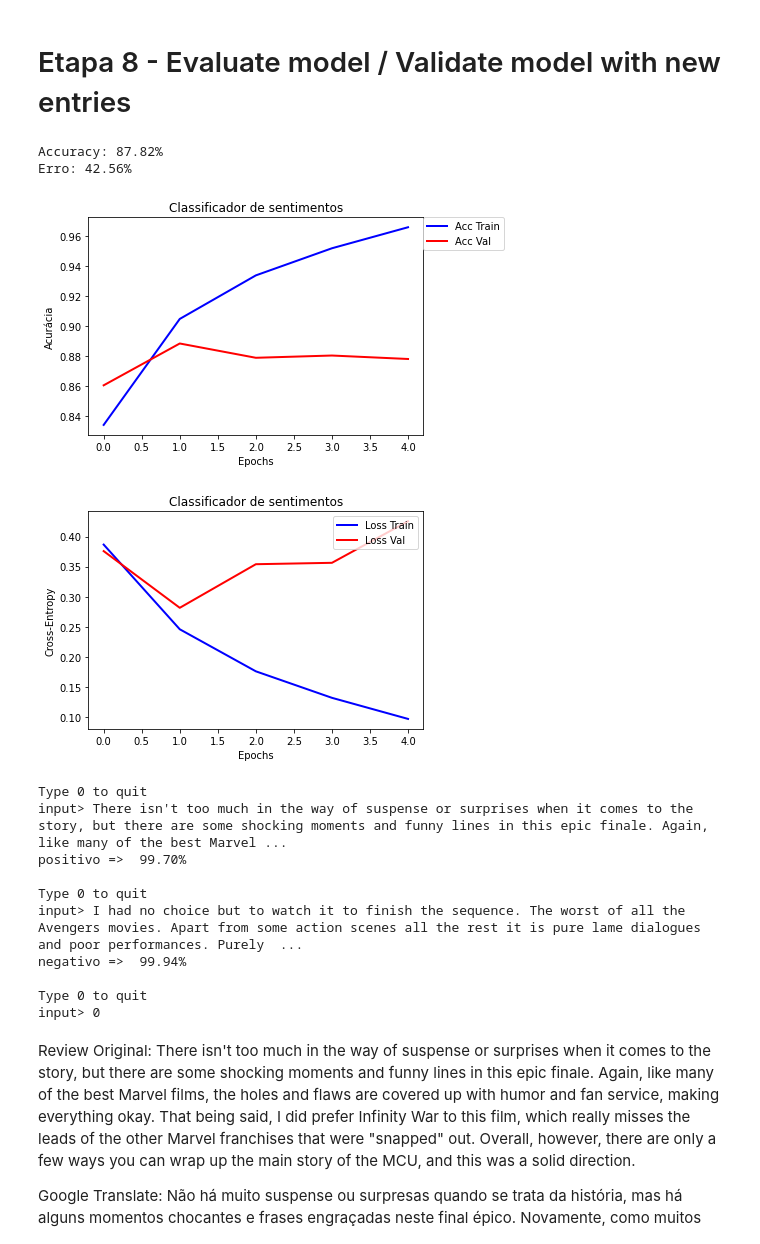
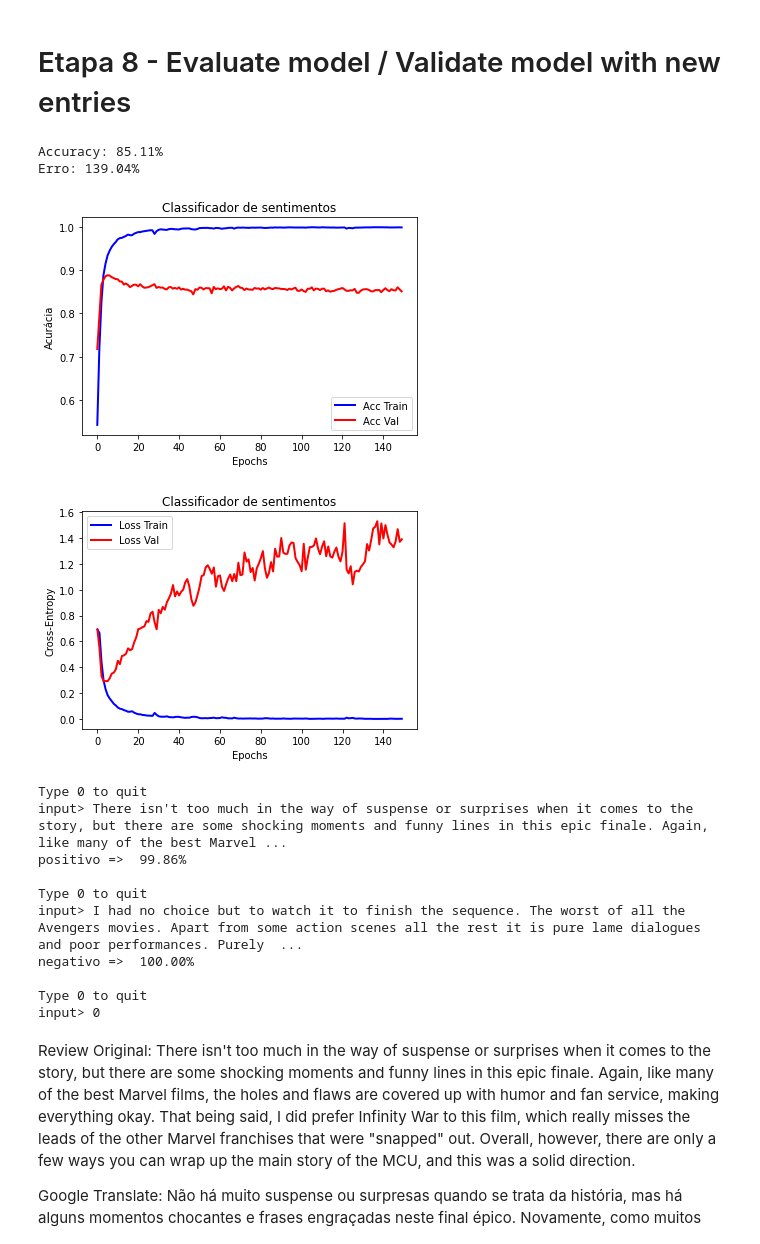
Before and after one commit to cristianokunas/Sentiment_Analysis, a Jupyter notebook: Sentiment_Analysis.ipynb, the cells around one changed output. Drawn from its saved outputs; the diff is of its cells as text; code cells hidden in the pictures.

```diff
--- a/Sentiment_Analysis.ipynb
+++ b/Sentiment_Analysis.ipynb
@@ -108,11 +122,11 @@ plt.show()
 seed = 7
 np.random.seed(seed)
 # O model sera exportado para este arquivo
-filename = '/content/drive/My Drive/Lab/Data Science/Sentiment Analysis/model_saved.h5'
+filename = '/content/drive/My Drive/Lab/Data Science/Sentiment Analysis/model_saved-ep50bs2048.h5'
 # numero de iteracoes
-epochs = 5  # email - 150
+epochs = 150
 # numero de amostras a serem utilizadas em cada atualizacao do gradiente - numero de instancias
-batch_size = 32  # email - 10
+batch_size = 2048
 # separa % para teste do modelo
 test_dim = 0.20
 # Quantidade maxima de palavras para manter no vocabulario
@@ -234,10 +234,12 @@ print(X_test.shape, Y_test.shape)
 
 # Cria o modelo
 input_shape = (max_sequence_length,)
-model_input = Input(shape=input_shape, name="input", dtype='int32')
+model_input = Input(shape=input_shape, name="input")
 embedding = Embedding(max_features, embed_dim, input_length=max_sequence_length, name="embedding")(model_input)
 lstm = LSTM(embed_dim, dropout=0.2, recurrent_dropout=0.2, name="lstm")(embedding)
-model_output = Dense(2, activation='softmax', name="softmax")(lstm)
+model_output = Dense(128, input_dim=64, kernel_initializer='uniform', activation='relu')(lstm)
+model_output = Dense(64, kernel_initializer='uniform', activation='relu')(model_output)
+model_output = Dense(2, kernel_initializer='uniform', activation='sigmoid')(model_output)
 model = Model(inputs=model_input, outputs=model_output)
 
 # compila o modelo
@@ -284,9 +288,7 @@ else:
       Y_train,
       validation_data=(X_test, Y_test),
       epochs=epochs,
-      batch_size=batch_size,
-      shuffle=True,
-      verbose=1)
+      batch_size=batch_size)
 
   model.save_weights(filename)
 
@@ -313,22 +414,22 @@ scores = model.evaluate(X_test, Y_test, verbose=0, batch_size=batch_size)
 print("Accuracy: %.2f%%" % (scores[1] * 100))
 print("Erro: %.2f%%" % (scores[0] * 100))
 # %% [output]
-Accuracy: 87.82%
-Erro: 42.56%
+Accuracy: 85.11%
+Erro: 139.04%
 # %%
 plt.figure()
 #plt.axis([0, 4, 0, 1])
 plt.plot(hist.history['accuracy'], lw=2.0, color='b', label='Acc Train')
 plt.plot(hist.history['val_accuracy'], lw=2.0, color='r', label='Acc Val')
 #plt.plot(hist.history['loss'], lw=2.0, color='darkviolet', label='Loss Train')
 #plt.plot(hist.history['val_loss'], lw=2.0, color='lime', label='Loss Val')
 plt.title('Classificador de sentimentos')
 plt.xlabel('Epochs')
 plt.ylabel('Acurácia')
-plt.legend(bbox_to_anchor=(1, 1), loc='upper left', borderaxespad=0.)
+plt.legend(loc='best')
 plt.show()
 # %% [output]
-[figure, old version]
+[figure, new version]
 # %%
 # Plot
 plt.figure()
@@ -337,10 +438,10 @@ plt.plot(hist.history['val_loss'], lw=2.0, color='r', label='Loss Val')
 plt.title('Classificador de sentimentos')
 plt.xlabel('Epochs')
 plt.ylabel('Cross-Entropy')
-plt.legend(loc='upper right')
+plt.legend(loc='best')
 plt.show()
 # %% [output]
-[figure, old version]
+[figure, new version]
 # %%
 while True:
     print("\nType 0 to quit")
@@ -365,11 +466,11 @@ while True:
 # %% [output]
 Type 0 to quit
 input> There isn't too much in the way of suspense or surprises when it comes to the story, but there are some shocking moments and funny lines in this epic finale. Again, like many of the best Marvel ...
-positivo =>  99.70%
+positivo =>  99.86%
 
 Type 0 to quit
 input> I had no choice but to watch it to finish the sequence. The worst of all the Avengers movies. Apart from some action scenes all the rest it is pure lame dialogues and poor performances. Purely  ...
-negativo =>  99.94%
+negativo =>  100.00%
 
 Type 0 to quit
 input> 0
```
Also changed, not shown: parts of 21 cells of this notebook.
